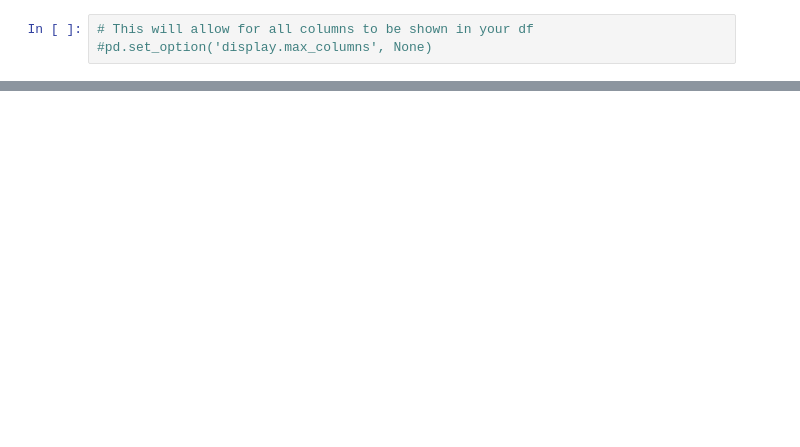
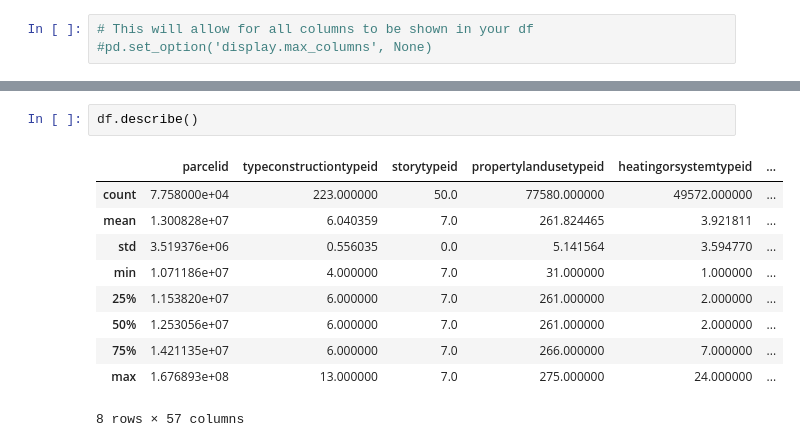
Before and after one commit to george887/clustering-exercises, a Jupyter notebook: acquire.ipynb, the cells around one changed output, grey strips where cells are left out. Cells and saved outputs as stored; diff of their text form; blank space fills up the shorter version.

```diff
--- a/acquire.ipynb
+++ b/acquire.ipynb
@@ -25,0 +67,13 @@ df.isnull().sum()
+# %%
+df.describe()
+# %% [output]
+|  | parcelid | typeconstructiontypeid | storytypeid | propertylandusetypeid | heatingorsystemtypeid | ... |
+| count | 7.758000e+04 | 223.000000 | 50.0 | 77580.000000 | 49572.000000 | ... |
+| mean | 1.300828e+07 | 6.040359 | 7.0 | 261.824465 | 3.921811 | ... |
+| std | 3.519376e+06 | 0.556035 | 0.0 | 5.141564 | 3.594770 | ... |
+| min | 1.071186e+07 | 4.000000 | 7.0 | 31.000000 | 1.000000 | ... |
+| 25% | 1.153820e+07 | 6.000000 | 7.0 | 261.000000 | 2.000000 | ... |
+| 50% | 1.253056e+07 | 6.000000 | 7.0 | 261.000000 | 2.000000 | ... |
+| 75% | 1.421135e+07 | 6.000000 | 7.0 | 266.000000 | 7.000000 | ... |
+| max | 1.676893e+08 | 13.000000 | 7.0 | 275.000000 | 24.000000 | ... |
+8 rows × 57 columns
```
Also changed, not shown: parts of 24 cells of this notebook, 1 other file.
